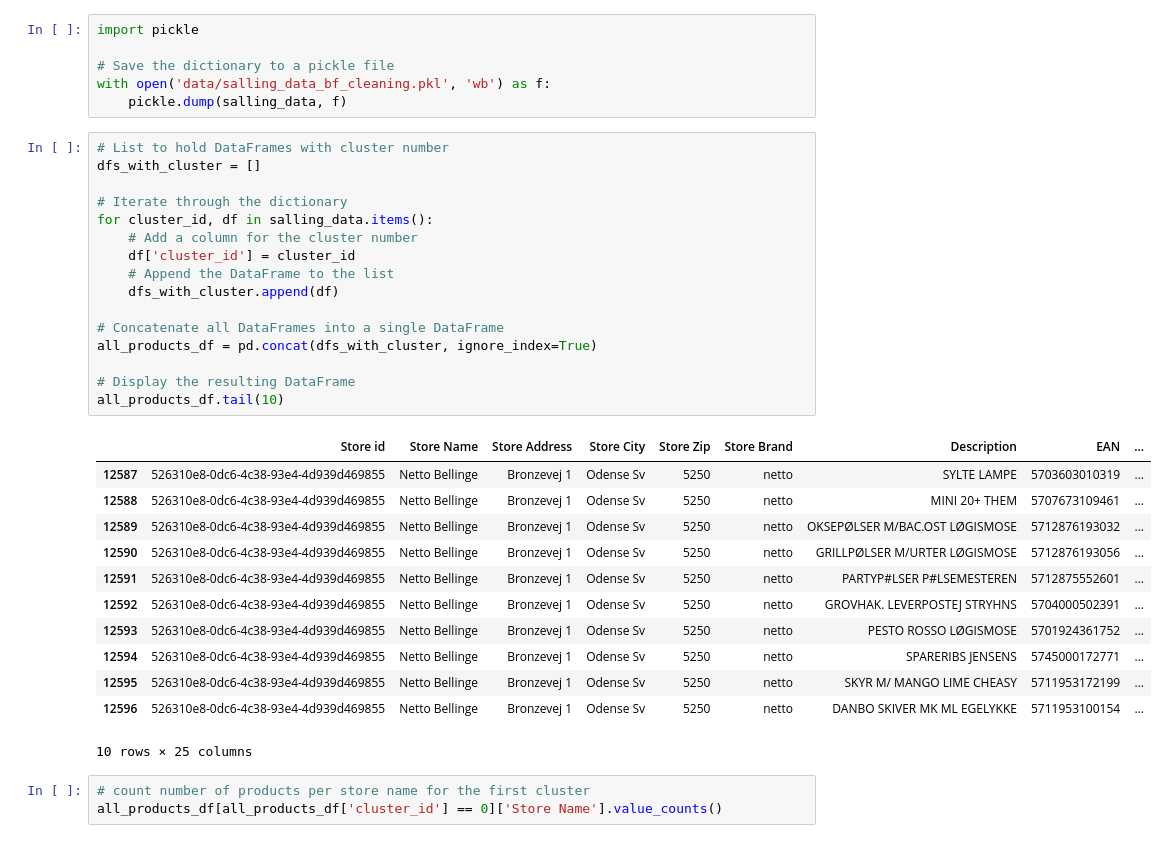
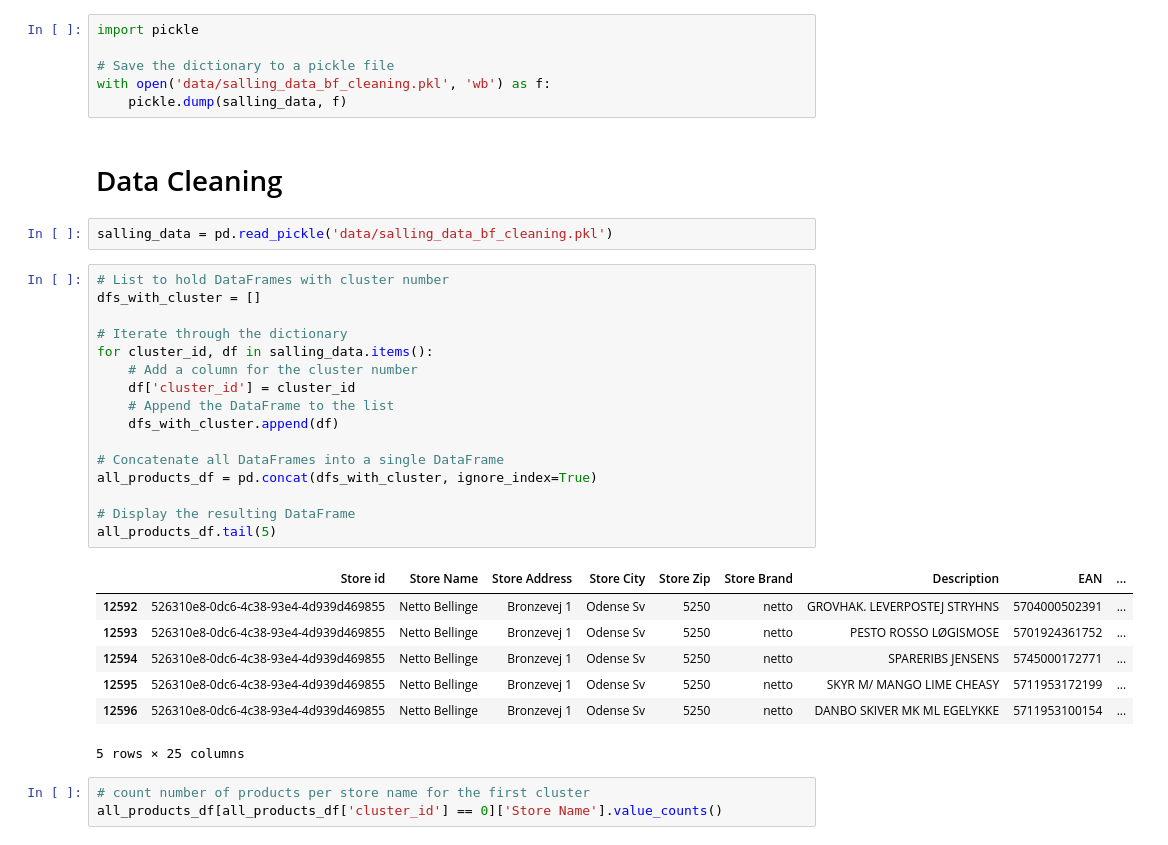
Before and after one commit to AfonsoCunha22/ComputationalToolsProject, a Jupyter notebook: 3_Salling_api.ipynb, the cells around one changed output. Drawn from its saved outputs; the diff is of its cells as text.

```diff
--- a/3_Salling_api.ipynb
+++ b/3_Salling_api.ipynb
@@ -426,35 +426,34 @@ import pickle
 # Save the dictionary to a pickle file
 with open('data/salling_data_bf_cleaning.pkl', 'wb') as f:
     pickle.dump(salling_data, f)
+# %% [markdown]
+# Data Cleaning
+# %%
+salling_data = pd.read_pickle('data/salling_data_bf_cleaning.pkl')
 # %%
 # List to hold DataFrames with cluster number
 dfs_with_cluster = []
 
 # Iterate through the dictionary
 for cluster_id, df in salling_data.items():
     # Add a column for the cluster number
     df['cluster_id'] = cluster_id
     # Append the DataFrame to the list
     dfs_with_cluster.append(df)
 
 # Concatenate all DataFrames into a single DataFrame
 all_products_df = pd.concat(dfs_with_cluster, ignore_index=True)
 
 # Display the resulting DataFrame
-all_products_df.tail(10)
+all_products_df.tail(5)
 # %% [output]
 |  | Store id | Store Name | Store Address | Store City | Store Zip | Store Brand | Description | EAN | ... |
-| 12587 | 526310e8-0dc6-4c38-93e4-4d939d469855 | Netto Bellinge | Bronzevej 1 | Odense Sv | 5250 | netto | SYLTE LAMPE | 5703603010319 | ... |
-| 12588 | 526310e8-0dc6-4c38-93e4-4d939d469855 | Netto Bellinge | Bronzevej 1 | Odense Sv | 5250 | netto | MINI 20+ THEM | 5707673109461 | ... |
-| 12589 | 526310e8-0dc6-4c38-93e4-4d939d469855 | Netto Bellinge | Bronzevej 1 | Odense Sv | 5250 | netto | OKSEPØLSER M/BAC.OST LØGISMOSE | 5712876193032 | ... |
-| 12590 | 526310e8-0dc6-4c38-93e4-4d939d469855 | Netto Bellinge | Bronzevej 1 | Odense Sv | 5250 | netto | GRILLPØLSER M/URTER LØGISMOSE | 5712876193056 | ... |
-| 12591 | 526310e8-0dc6-4c38-93e4-4d939d469855 | Netto Bellinge | Bronzevej 1 | Odense Sv | 5250 | netto | PARTYP#LSER P#LSEMESTEREN | 5712875552601 | ... |
 | 12592 | 526310e8-0dc6-4c38-93e4-4d939d469855 | Netto Bellinge | Bronzevej 1 | Odense Sv | 5250 | netto | GROVHAK. LEVERPOSTEJ STRYHNS | 5704000502391 | ... |
 | 12593 | 526310e8-0dc6-4c38-93e4-4d939d469855 | Netto Bellinge | Bronzevej 1 | Odense Sv | 5250 | netto | PESTO ROSSO LØGISMOSE | 5701924361752 | ... |
 | 12594 | 526310e8-0dc6-4c38-93e4-4d939d469855 | Netto Bellinge | Bronzevej 1 | Odense Sv | 5250 | netto | SPARERIBS JENSENS | 5745000172771 | ... |
 | 12595 | 526310e8-0dc6-4c38-93e4-4d939d469855 | Netto Bellinge | Bronzevej 1 | Odense Sv | 5250 | netto | SKYR M/ MANGO LIME CHEASY | 5711953172199 | ... |
 | 12596 | 526310e8-0dc6-4c38-93e4-4d939d469855 | Netto Bellinge | Bronzevej 1 | Odense Sv | 5250 | netto | DANBO SKIVER MK ML EGELYKKE | 5711953100154 | ... |
-10 rows × 25 columns
+5 rows × 25 columns
 # %%
 # count number of products per store name for the first cluster
 all_products_df[all_products_df['cluster_id'] == 0]['Store Name'].value_counts()
```
Also changed, not shown: parts of 2 cells of this notebook, 1 other file.
